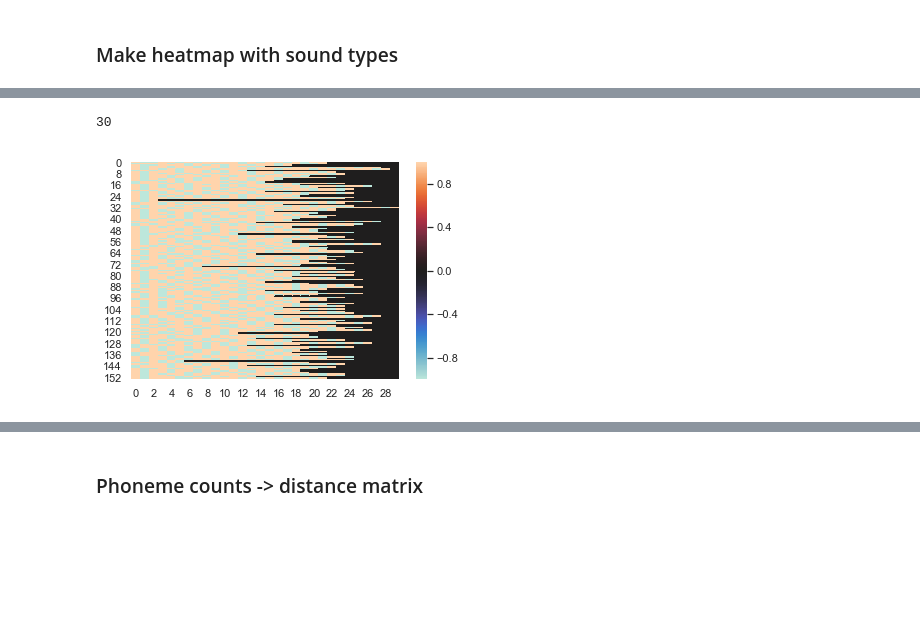
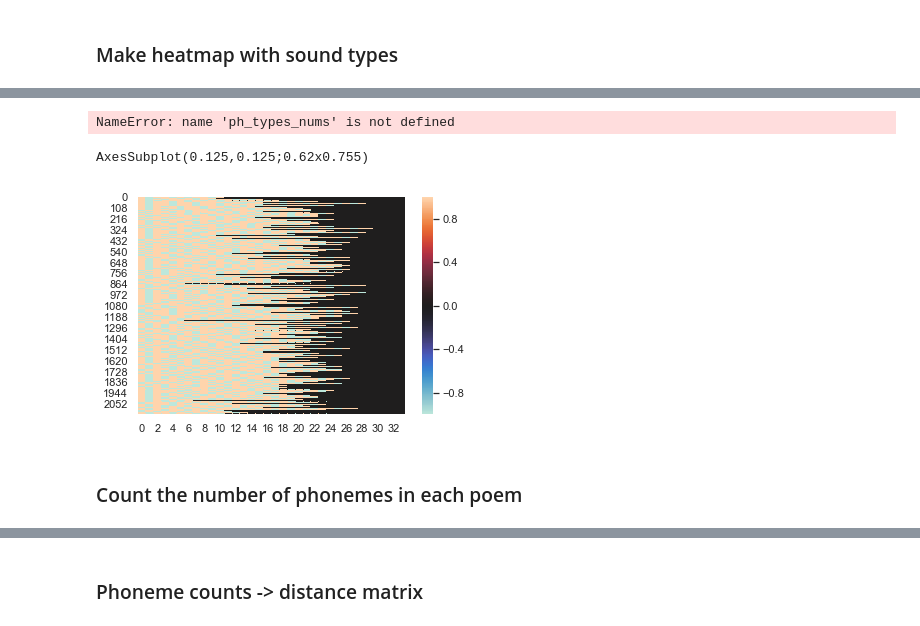
Before and after one commit to timholds/shakespeare, a Jupyter notebook: analyze-sonnets.ipynb, the cells around one changed output, grey strips where cells are left out. Cells and saved outputs as stored; diff of their text form; code cells hidden in the pictures; blank space fills up the shorter version.

```diff
--- a/analyze-sonnets.ipynb
+++ b/analyze-sonnets.ipynb
@@ -214,0 +218,13 @@ phon_types_list
+# %%
+phon_types_list_vc = phones_to_type_lines(phonemes_list, just_vc=True)
+theList = [x for x in phon_types_list_vc if x != []] #remove empty lists
+for i in range(len(theList)):
+    theList[i] = list(filter(None, theList[i]))
+theList[0][0]
+len(theList[0])
+#print(phon_types_list_vc[0])
+#for poem in phon_types_list_vc:
+    #list2 = [x for x in poem if x != []]
+#list2[1]
+#removed = [ l.pop(0) for l in phon_types_list_vc]
+#phon_types_list_vc
@@ -217,6 +258,6 @@ phon_types_list
 # %%
 # Map consonants and vowels to 1 and -1
-def ph_types_to_num(phones_list):
+def ph_types_to_num_old(phones_list):
     types_num = []
     for poem in phones_list:
         poem_types = []
@@ -228,6 +269,6 @@ def ph_types_to_num(phones_list):
         types_num.append(poem_types)
     return types_num
 
-    #return c
-ph_types_nums = ph_types_to_num(phon_types_list)
-len(ph_types_nums[100])
+#ph_types_nums = ph_types_to_num_old(phon_types_list)
+#ph_types_nums_vc = ph_types_to_num_old(phon_types_list_vc)
+#ph_types_nums_vc
@@ -236,11 +275,12 @@ len(ph_types_nums[100])
 # %%
-def to_df(ph_types_nums):
+# Make a dataframe with the phoneme type number values and pad with zeroes
+def ph_types_nums_to_df(ph_types_nums):
     arr = np.zeros([len(ph_types_nums),len(max(ph_types_nums,key = lambda x: len(x)))])
     for i,j in enumerate(ph_types_nums):
         arr[i][0:len(j)] = j
     df = pd.DataFrame(arr)
     return df
 
-df = to_df(ph_types_nums)
-df
+ph_types_df = ph_types_nums_to_df(ph_types_nums)
+ph_types_df_vc = ph_types_nums_to_df(ph_types_nums_vc)
 # %% [output]
@@ -267,15 +290,24 @@ def find_max_list(list):
     list_len = [len(i) for i in list]
     print(max(list_len))
 
-#print output#
-find_max_list(c)
+find_max_list(ph_types_nums)
 # %% [output]
-30
+NameError: name 'ph_types_nums' is not defined
 # %%
 import seaborn as sns
 sns.set()
-#data = np.random.randn(14, 25)
-data = df
-ax = sns.heatmap(data, center=0)
+
+def make_heatmap(df):
+    data = df
+    ax = sns.heatmap(data, center=0)
+    print(ax)
+
+#make_heatmap(ph_types_df)
-# %% [output]
-[figure, removed]
+# %%
+make_heatmap(ph_types_df_vc)
+#ph_types_df_vc
+# %% [output]
+AxesSubplot(0.125,0.125;0.62x0.755)
+[figure, added]
+# %% [markdown]
+### Count the number of phonemes in each poem
```
Also changed, not shown: parts of 27 cells of this notebook, 25 other files.
